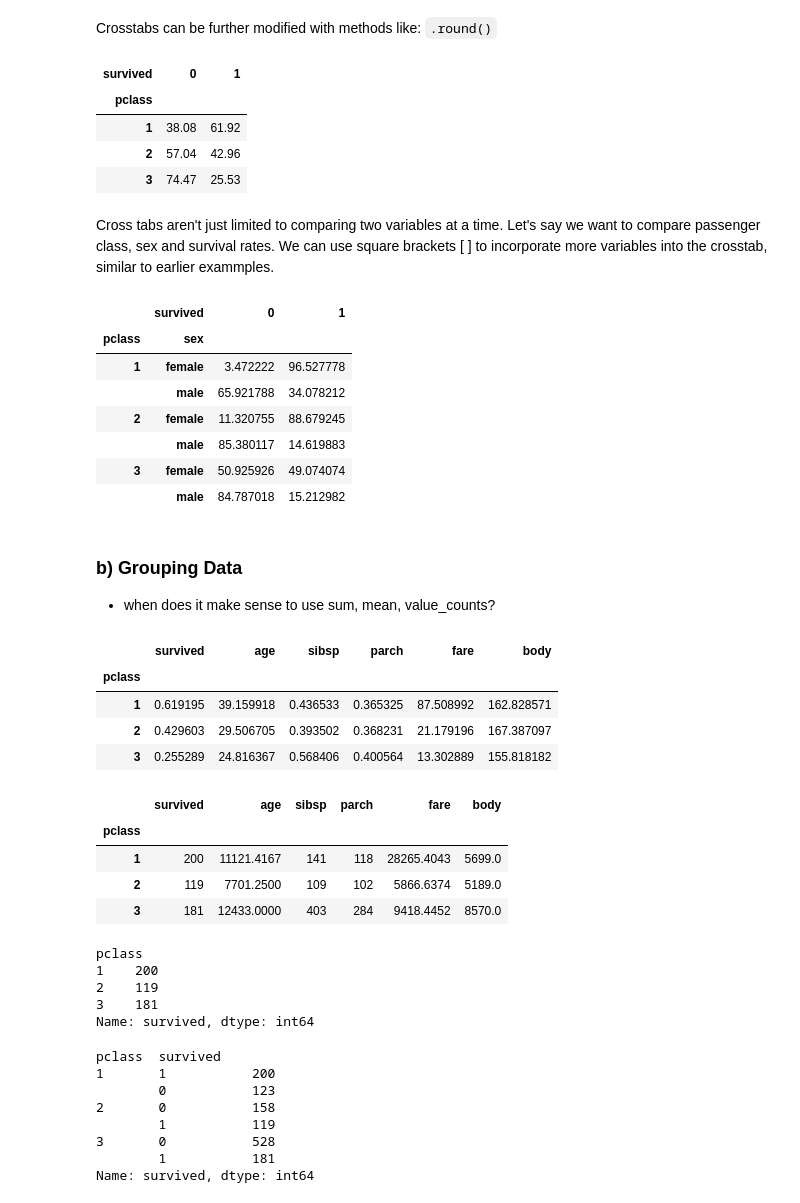
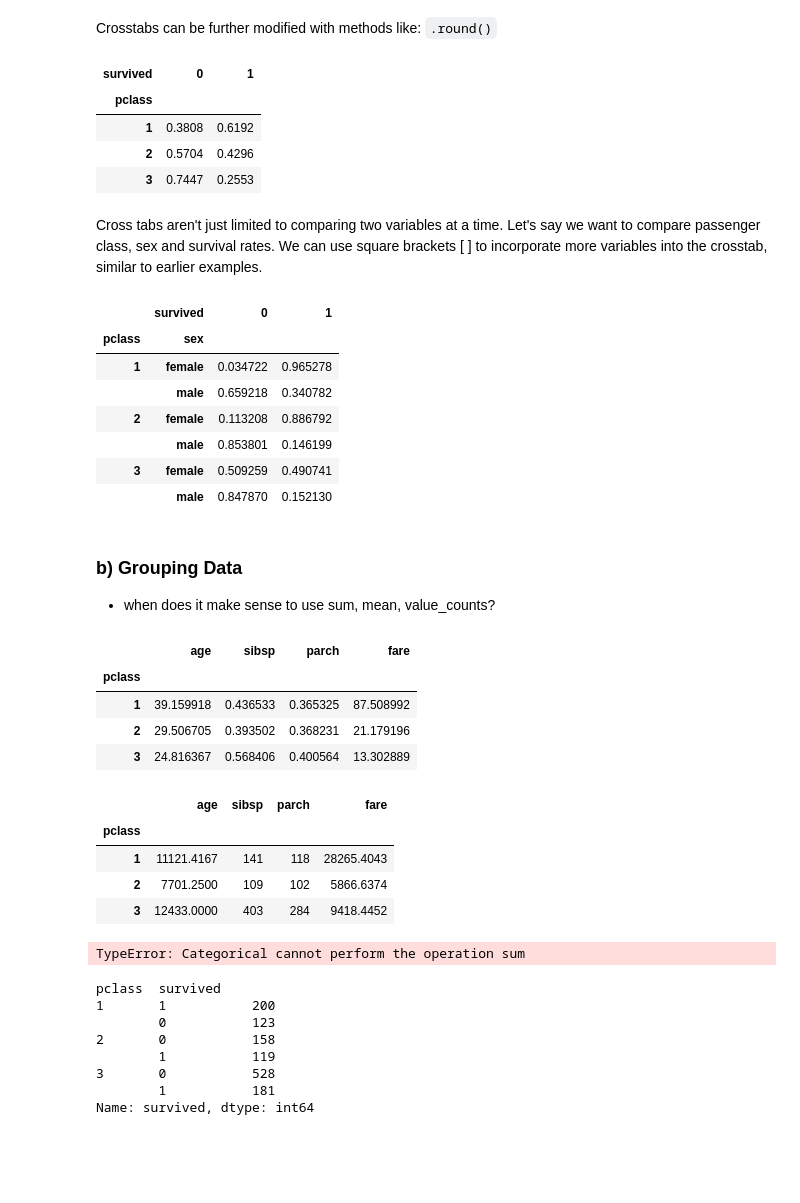
Before and after one commit to nichworby/python, a Jupyter notebook: ExploratoryDataAnalysisWithPython-Instructors-Part2.ipynb, the cells around one changed output. Cells and saved outputs as stored; diff of their text form; code cells hidden in the pictures; blank space fills up the shorter version.

```diff
--- a/ExploratoryDataAnalysisWithPython-Instructors-Part2.ipynb
+++ b/ExploratoryDataAnalysisWithPython-Instructors-Part2.ipynb
@@ -28,0 +37,6 @@ titanic = pd.read_csv('titanic.csv', sep=';')
+# %%
+titanic['body'] = titanic['body'].astype('object')
+titanic['pclass']= titanic['pclass'].astype('category')
+titanic['survived'] = titanic['survived'].astype('category')
+titanic['sex'] = titanic['sex'].astype('category')
+titanic['embarked'] = titanic['embarked'].astype('category')
@@ -80,26 +116,26 @@ pd.crosstab(titanic.pclass, titanic.survived, normalize='columns')
 # %% [markdown]
 Crosstabs can be further modified with methods like: `.round()`
 # %%
-pd.crosstab(titanic.pclass, titanic.survived, normalize='index').round(4)*100
+pd.crosstab(titanic.pclass, titanic.survived, normalize='index').round(4)
 # %% [output]
 | survived | 0 | 1 |
 | pclass |  |  |
-| 1 | 38.08 | 61.92 |
-| 2 | 57.04 | 42.96 |
-| 3 | 74.47 | 25.53 |
+| 1 | 0.3808 | 0.6192 |
+| 2 | 0.5704 | 0.4296 |
+| 3 | 0.7447 | 0.2553 |
 # %% [markdown]
-Cross tabs aren't just limited to comparing two variables at a time. Let's say we want to compare passenger class, sex and survival rates. We can use square brackets [ ] to incorporate more variables into the crosstab, similar to earlier exammples.
+Cross tabs aren't just limited to comparing two variables at a time. Let's say we want to compare passenger class, sex and survival rates. We can use square brackets [ ] to incorporate more variables into the crosstab, similar to earlier examples.
 # %%
-pd.crosstab([titanic.pclass, titanic.sex], titanic.survived, normalize='index')*100
+pd.crosstab([titanic.pclass, titanic.sex], titanic.survived, normalize='index')
 # %% [output]
 |  | survived | 0 | 1 |
 | pclass | sex |  |  |
-| 1 | female | 3.472222 | 96.527778 |
-|  | male | 65.921788 | 34.078212 |
-| 2 | female | 11.320755 | 88.679245 |
-|  | male | 85.380117 | 14.619883 |
-| 3 | female | 50.925926 | 49.074074 |
-|  | male | 84.787018 | 15.212982 |
+| 1 | female | 0.034722 | 0.965278 |
+|  | male | 0.659218 | 0.340782 |
+| 2 | female | 0.113208 | 0.886792 |
+|  | male | 0.853801 | 0.146199 |
+| 3 | female | 0.509259 | 0.490741 |
+|  | male | 0.847870 | 0.152130 |
 # %% [markdown]
 ### b) Grouping Data
 
@@ -107,27 +143,23 @@ pd.crosstab([titanic.pclass, titanic.sex], titanic.survived, normalize='index')*
 # %%
 titanic.groupby('pclass').mean()
 # %% [output]
-|  | survived | age | sibsp | parch | fare | body |
-| pclass |  |  |  |  |  |  |
-| 1 | 0.619195 | 39.159918 | 0.436533 | 0.365325 | 87.508992 | 162.828571 |
-| 2 | 0.429603 | 29.506705 | 0.393502 | 0.368231 | 21.179196 | 167.387097 |
-| 3 | 0.255289 | 24.816367 | 0.568406 | 0.400564 | 13.302889 | 155.818182 |
+|  | age | sibsp | parch | fare |
+| pclass |  |  |  |  |
+| 1 | 39.159918 | 0.436533 | 0.365325 | 87.508992 |
+| 2 | 29.506705 | 0.393502 | 0.368231 | 21.179196 |
+| 3 | 24.816367 | 0.568406 | 0.400564 | 13.302889 |
 # %%
 titanic.groupby('pclass').sum()
 # %% [output]
-|  | survived | age | sibsp | parch | fare | body |
-| pclass |  |  |  |  |  |  |
-| 1 | 200 | 11121.4167 | 141 | 118 | 28265.4043 | 5699.0 |
-| 2 | 119 | 7701.2500 | 109 | 102 | 5866.6374 | 5189.0 |
-| 3 | 181 | 12433.0000 | 403 | 284 | 9418.4452 | 8570.0 |
+|  | age | sibsp | parch | fare |
+| pclass |  |  |  |  |
+| 1 | 11121.4167 | 141 | 118 | 28265.4043 |
+| 2 | 7701.2500 | 109 | 102 | 5866.6374 |
+| 3 | 12433.0000 | 403 | 284 | 9418.4452 |
 # %%
 titanic.groupby('pclass')['survived'].sum()
 # %% [output]
-pclass
-1    200
-2    119
-3    181
-Name: survived, dtype: int64
+TypeError: Categorical cannot perform the operation sum
 # %%
 titanic.groupby('pclass')['survived'].value_counts()
 # %% [output]
```
Also changed, not shown: parts of 29 cells of this notebook, 1 other file.
